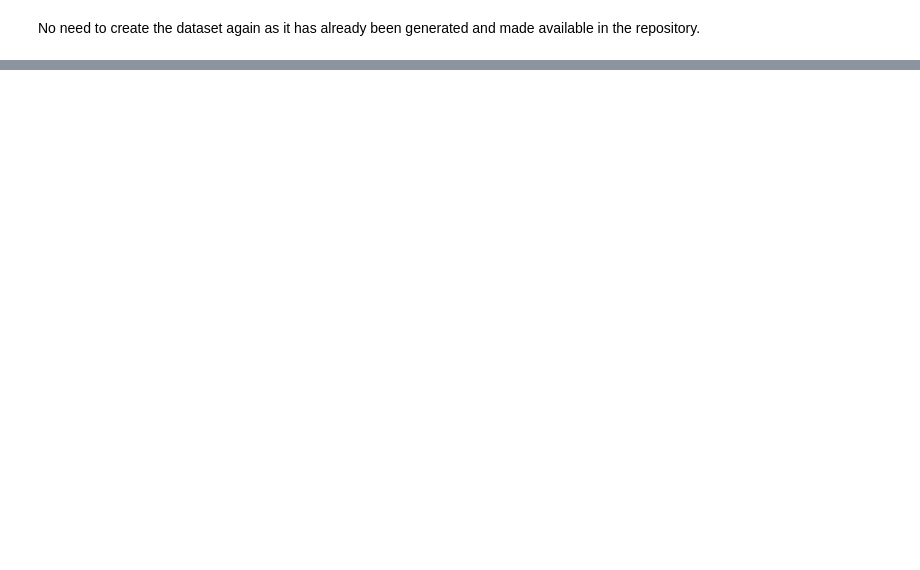
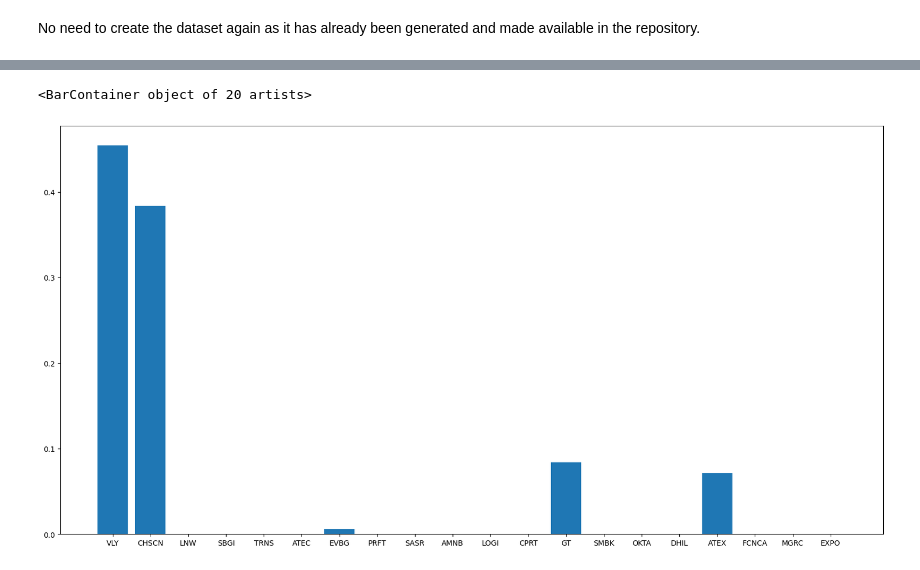
Before and after one commit to ehan03/MAD-vs-MW-Portfolio-Optimization, a Jupyter notebook: notebooks/MAD-vs-MW.ipynb, the cells around one changed output, grey strips where cells are left out. Saved outputs shown, nothing was run; the diff lists cells and outputs as text; code cells hidden in the pictures; blank space fills up the shorter version.

```diff
--- a/notebooks/MAD-vs-MW.ipynb
+++ b/notebooks/MAD-vs-MW.ipynb
@@ -31,0 +55,9 @@ df
+# %%
+mw_model = MarkowitzModel(past_5_years, 0.05, "2021-01-01")
+w = mw_model()
+
+plt.figure(figsize=(20, 10))
+plt.bar(past_5_years.columns, w)
+# %% [output]
+<BarContainer object of 20 artists>
+[figure, added]
```
Also changed, not shown: parts of 7 cells of this notebook, 7 other files.
